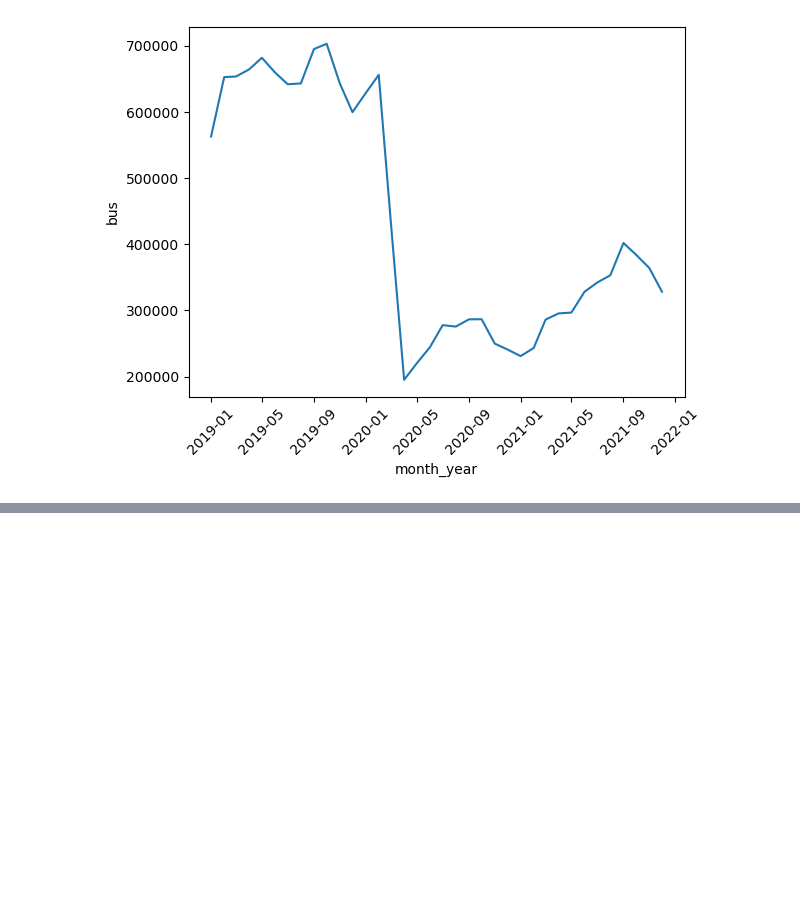
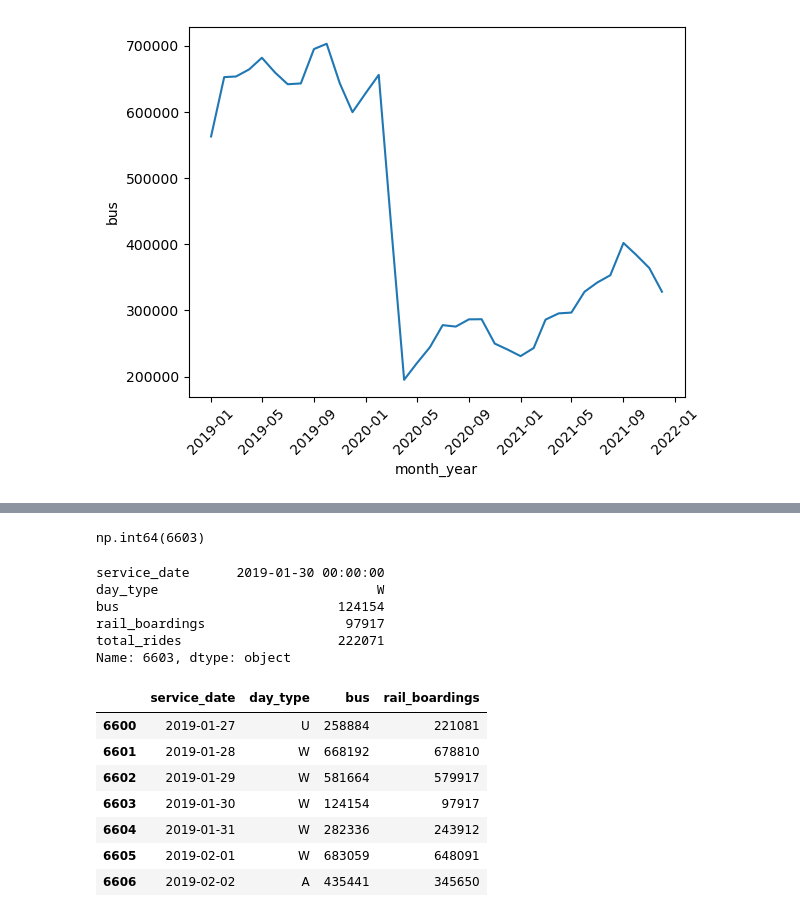
Before and after one commit to OrikG-bit/Chicago_Weather-Transportation, a Jupyter notebook: notebooks/01_transportation_bus_rail_total.ipynb, the cells around one changed output, grey strips where cells are left out. Cells and saved outputs as stored; diff of their text form; code cells hidden in the pictures; blank space fills up the shorter version.

```diff
--- a/notebooks/01_transportation_bus_rail_total.ipynb
+++ b/notebooks/01_transportation_bus_rail_total.ipynb
@@ -289,0 +325,29 @@ plt.xticks(rotation= 45)
+# %%
+df_pre_covid["bus"].idxmin()
+# %% [output]
+np.int64(6603)
+# %%
+df_pre_covid.loc[6603]
+# %% [output]
+service_date      2019-01-30 00:00:00
+day_type                            W
+bus                            124154
+rail_boardings                  97917
+total_rides                    222071
+Name: 6603, dtype: object
+# %%
+df_event_1 = df_pre_covid[
+    (df_pre_covid["service_date"] >= "2019-01-27") &
+    (df_pre_covid["service_date"] <= "2019-02-02")
+].copy()
+# %%
+df_event_1[["service_date", "day_type", "bus", "rail_boardings"]]
+# %% [output]
+|  | service_date | day_type | bus | rail_boardings |
+| 6600 | 2019-01-27 | U | 258884 | 221081 |
+| 6601 | 2019-01-28 | W | 668192 | 678810 |
+| 6602 | 2019-01-29 | W | 581664 | 579917 |
+| 6603 | 2019-01-30 | W | 124154 | 97917 |
+| 6604 | 2019-01-31 | W | 282336 | 243912 |
+| 6605 | 2019-02-01 | W | 683059 | 648091 |
+| 6606 | 2019-02-02 | A | 435441 | 345650 |
```
Also changed, not shown: parts of 7 cells of this notebook.
